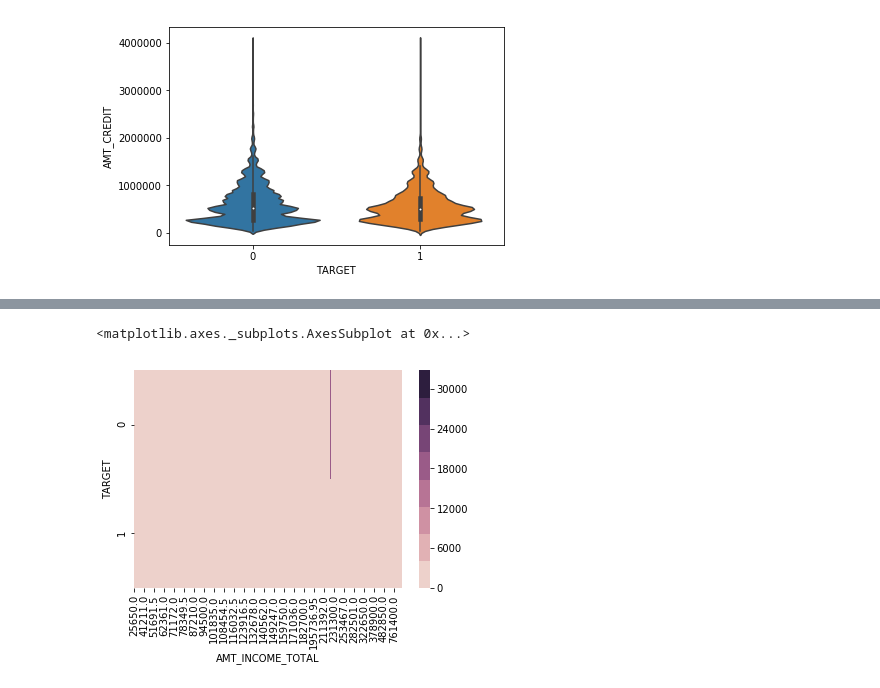
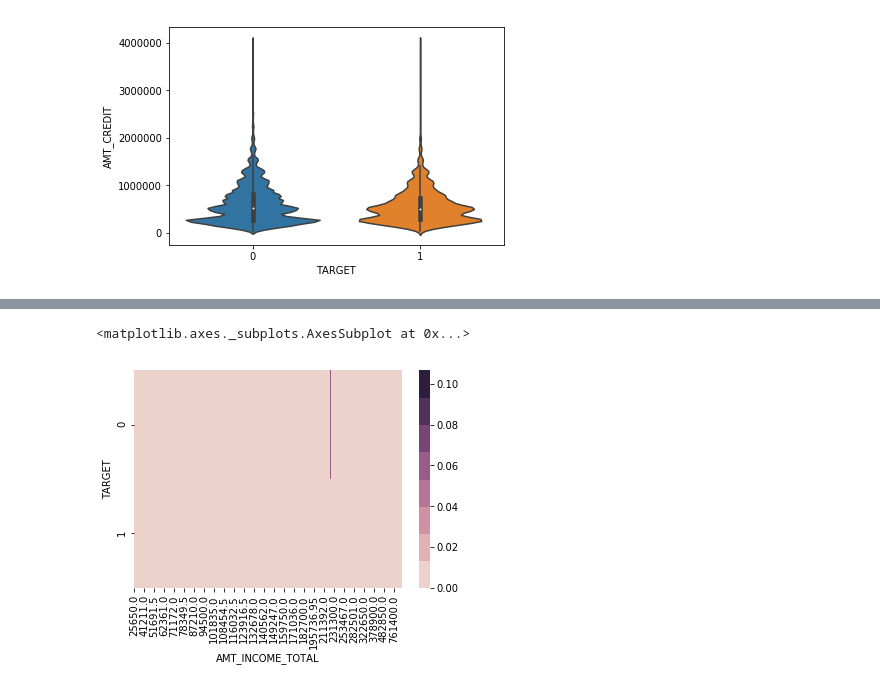
Before and after one commit to ricardoslee/Trabalhos, a Jupyter notebook: AIA/Trabalho1.ipynb, the cells around one changed output, grey strips where cells are left out. Cells and saved outputs as stored; diff of their text form; code cells hidden in the pictures.

```diff
--- a/AIA/Trabalho1.ipynb
+++ b/AIA/Trabalho1.ipynb
@@ -586,0 +594,2 @@ memory usage: 92.7 MB
+# %%
+df40a = pd.read_csv('application_train_40_dummies.csv', index_col=0)
@@ -664,5 +692,5 @@ sns.violinplot(data=df40a, x='TARGET', y='AMT_CREDIT')
 # %%
-sns.heatmap(pd.crosstab(df40a.TARGET,df40a.AMT_INCOME_TOTAL), cmap=sns.cubehelix_palette(8))
+sns.heatmap(pd.crosstab(df40a.TARGET,df40a.AMT_INCOME_TOTAL,normalize=True), cmap=sns.cubehelix_palette(8))
 # %% [output]
 <matplotlib.axes._subplots.AxesSubplot at 0x...>
-[figure, old version]
+[figure, new version]
```
Also changed, not shown: parts of 49 cells of this notebook, 3 other files.
